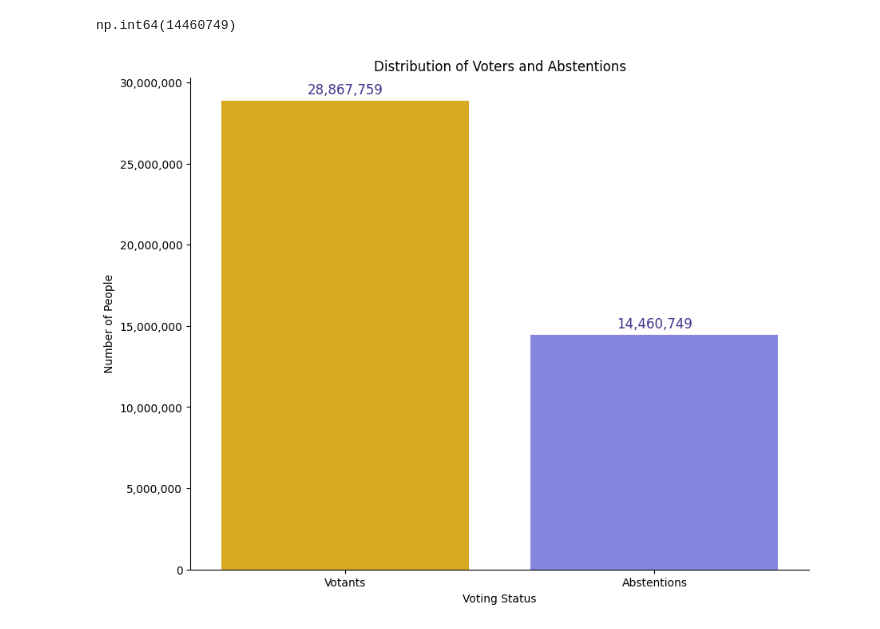
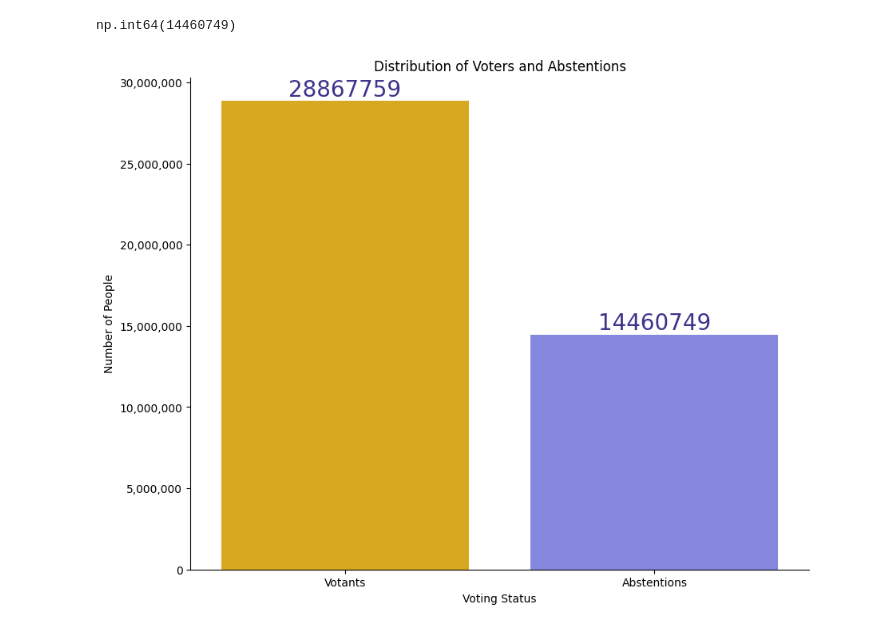
Before and after one commit to RonanRibouletPython/Data_Analysis_Job_Prep, a Jupyter notebook: Notebooks/EDA_Election_2024.ipynb, the cells around one changed output. Saved outputs shown, nothing was run; the diff lists cells and outputs as text; code cells hidden in the pictures.

Commit message:
Fixed the display of number of voters and abstentionists

```diff
--- a/Notebooks/EDA_Election_2024.ipynb
+++ b/Notebooks/EDA_Election_2024.ipynb
@@ -1016,34 +1016,31 @@ np.int64(14460749)
 # %%
 # Data for the barplot
 data = {'Category': ['Votants', 'Abstentions'],
         'Count': [Num_voters, Num_abst]}
 
 # Create the barplot
 plt.figure(figsize=(10, 8))
 ax = sns.barplot(x='Category', y='Count', data=data,
                  palette={'Votants': '#f7b801', 'Abstentions': '#7678ed'})
 
 # Add labels and title
 plt.xlabel("Voting Status")
 plt.ylabel("Number of People")
 plt.title("Distribution of Voters and Abstentions")
 
 # Customize the appearance
 plt.gca().spines['top'].set_visible(False)
 plt.gca().spines['right'].set_visible(False)
 
 # Format y-axis labels (to avoid scientific notation)
 ax.get_yaxis().set_major_formatter(plt.matplotlib.ticker.FuncFormatter(lambda x, p: format(int(x), ',')))
 
-# Add numbers on top of the bars (with plain number format)
-for p in ax.patches:
-    ax.annotate(f'{int(p.get_height()):,}',
-                (p.get_x() + p.get_width() / 2., p.get_height()),
-                ha='center', va='center',
-                xytext=(0, 10), textcoords='offset points',
-                fontsize=12, color=(61/255, 52/255, 139/255))
+ax = plt.gca()  # Get the current axes
+# Add labels to the bars
+for container in ax.containers:
+    ax.bar_label(container, size=20, fmt='%d', color=(61/255, 52/255, 139/255))  # Add fmt='%d' to format bar labels
 
 # Show the plot
 plt.show()
 # %% [output]
-[figure, old version]
+[figure, new version]
```
